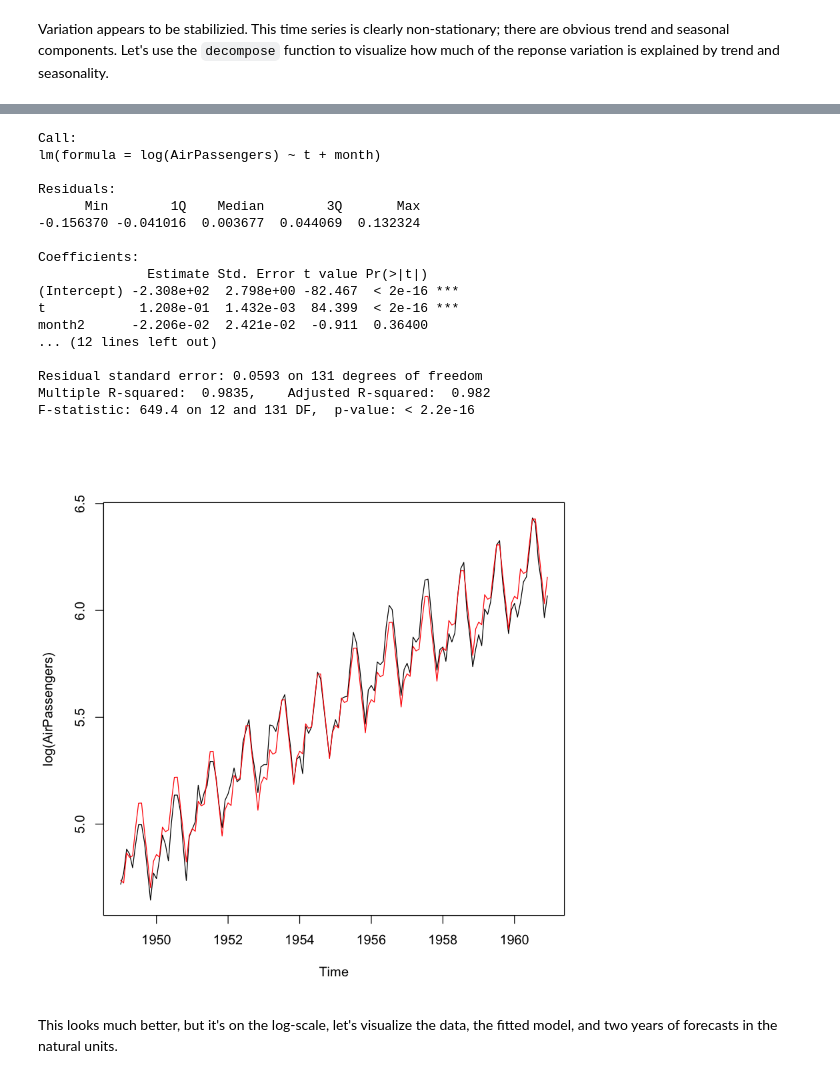
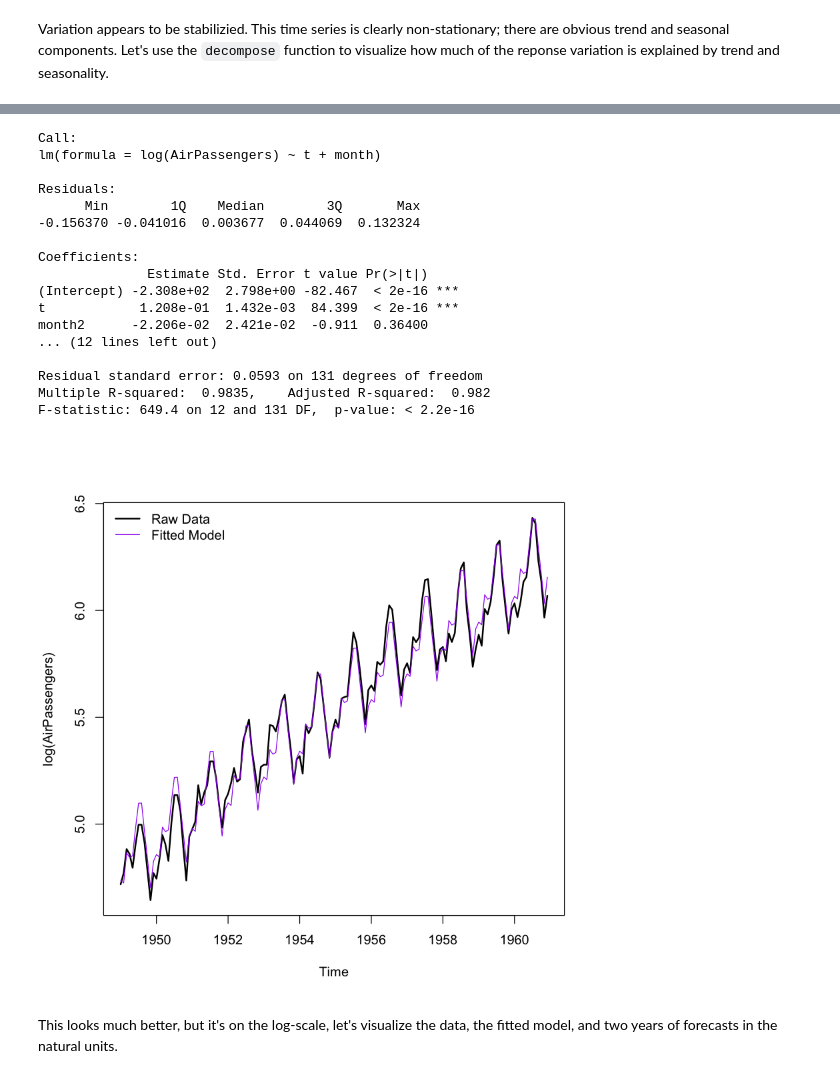
Before and after one commit to ntstevens/SAS-Teaching-Meetup, a Jupyter notebook: Jupyter & Binder Demonstration.ipynb, the cells around one changed output, grey strips where cells are left out. Cells and saved outputs as stored; diff of their text form; code cells hidden in the pictures.

```diff
--- a/Jupyter & Binder Demonstration.ipynb
+++ b/Jupyter & Binder Demonstration.ipynb
@@ -97,27 +106,29 @@ This appears to capture the seasonal effect, but not the trend. Let's finally fi
 # %%
 reg2 <- lm(log(AirPassengers) ~ t + month)
 summary(reg2)
-plot(log(AirPassengers))
-points(t,predict.lm(reg2), type = 'l', col = 'red')
+plot(log(AirPassengers), lwd = 2)
+points(t,predict.lm(reg2), type = 'l', col = 'purple')
+legend("topleft", legend = c("Raw Data", "Fitted Model"), col = c("black", "purple"), lty = 1,
+       lwd = c(2,1), bty = "n")
 # %% [output]
 Call:
 lm(formula = log(AirPassengers) ~ t + month)
 
 Residuals:
       Min        1Q    Median        3Q       Max
 -0.156370 -0.041016  0.003677  0.044069  0.132324
 
 Coefficients:
               Estimate Std. Error t value Pr(>|t|)
 (Intercept) -2.308e+02  2.798e+00 -82.467  < 2e-16 ***
 t            1.208e-01  1.432e-03  84.399  < 2e-16 ***
 month2      -2.206e-02  2.421e-02  -0.911  0.36400
 ... (12 lines left out)
 
 Residual standard error: 0.0593 on 131 degrees of freedom
 Multiple R-squared:  0.9835,    Adjusted R-squared:  0.982
 F-statistic: 649.4 on 12 and 131 DF,  p-value: < 2.2e-16
-[figure, old version]
+[figure, new version]
 # %% [markdown]
 This looks much better, but it's on the log-scale, let's visualize the data, the fitted model, and two years of forecasts in the natural units.
 # %%
```
Also changed, not shown: parts of 16 cells of this notebook.
